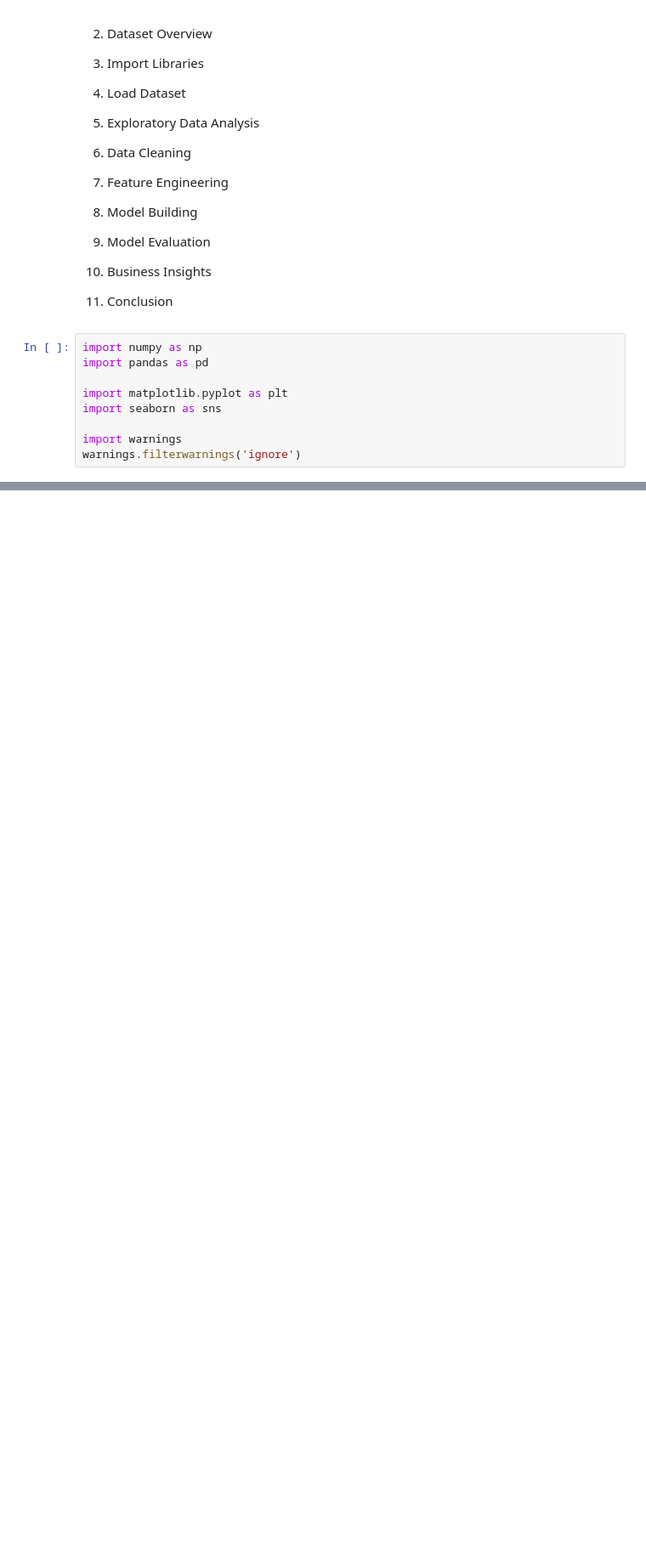
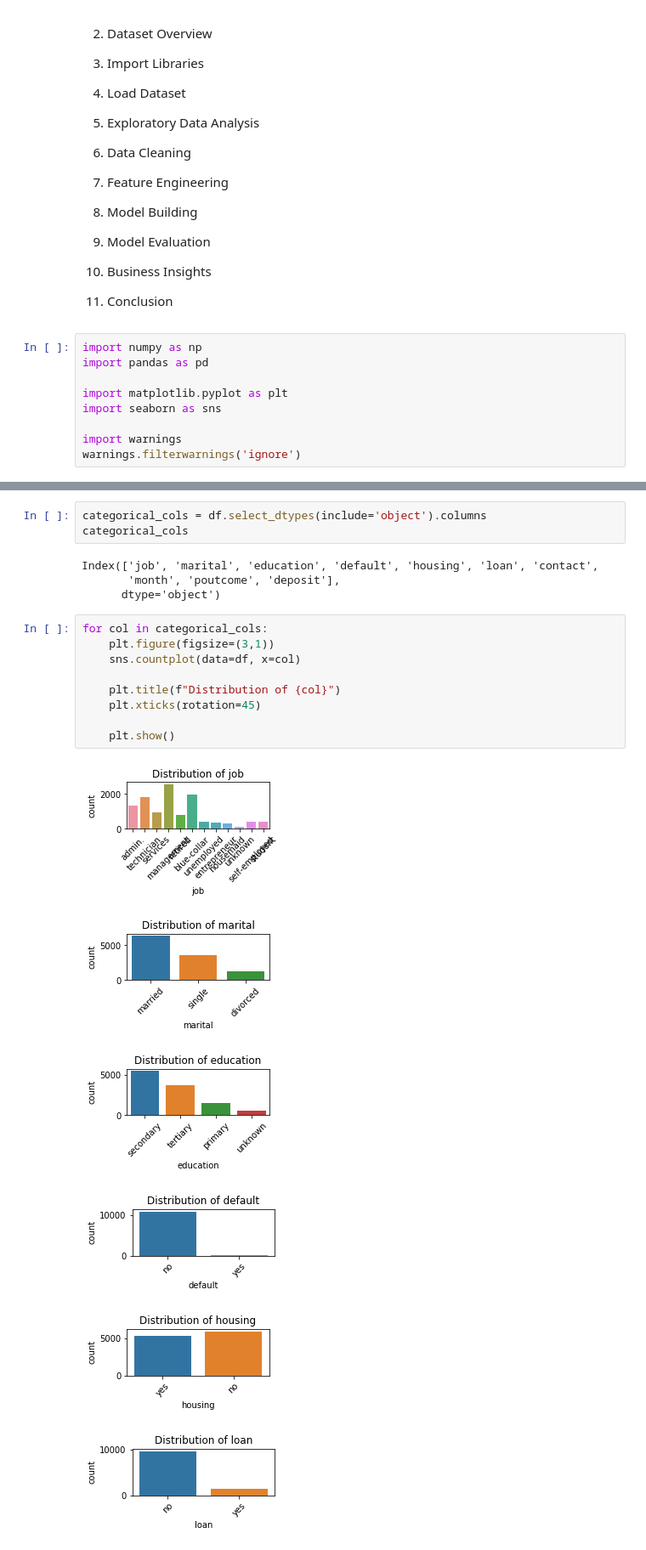
Before and after one commit to Eku12345/ml-learning-journey, a Jupyter notebook: 03-decision-tree/decision_tree_bank_marketing.ipynb, the cells around one changed output, grey strips where cells are left out. Shown at 85% size. Drawn from its saved outputs; the diff is of its cells as text; blank space fills up the shorter version.

```diff
--- a/03-decision-tree/decision_tree_bank_marketing.ipynb
+++ b/03-decision-tree/decision_tree_bank_marketing.ipynb
@@ -58,0 +223,23 @@ df.isnull
+# %%
+categorical_cols = df.select_dtypes(include='object').columns
+categorical_cols
+# %% [output]
+Index(['job', 'marital', 'education', 'default', 'housing', 'loan', 'contact',
+       'month', 'poutcome', 'deposit'],
+      dtype='object')
+# %%
+for col in categorical_cols:
+    plt.figure(figsize=(3,1))
+    sns.countplot(data=df, x=col)
+
+    plt.title(f"Distribution of {col}")
+    plt.xticks(rotation=45)
+
+    plt.show()
+# %% [output]
+[figure, added]
+[figure, added]
+[figure, added]
+[figure, added]
+[figure, added]
+[figure, added]
```
Also changed, not shown: parts of 34 cells of this notebook, 2 other files.
